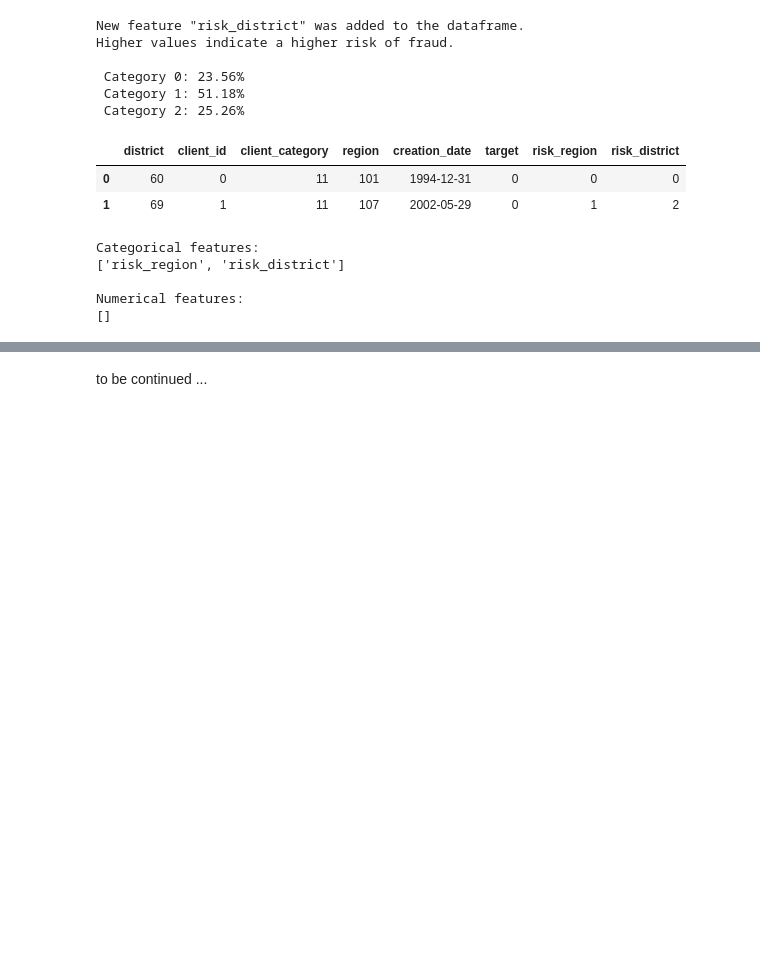
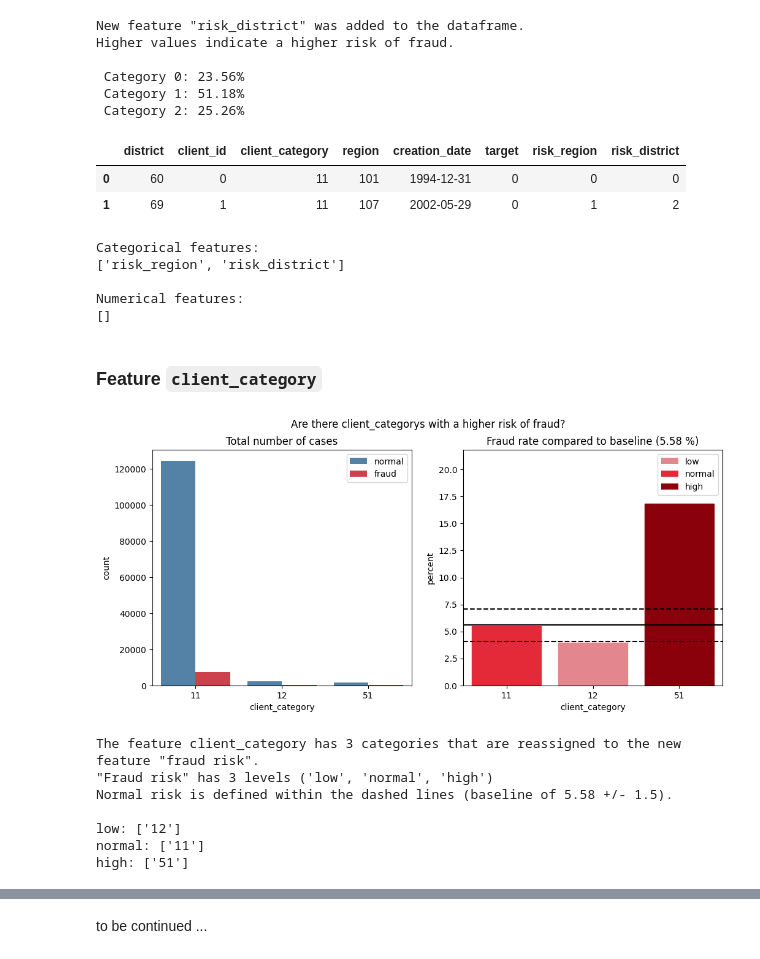
Before and after one commit to A-Lachs/ds_fraud_detection, a Jupyter notebook: EDA/EDA_notebook.ipynb, the cells around one changed output, grey strips where cells are left out. Cells and saved outputs as stored; diff of their text form; code cells hidden in the pictures; blank space fills up the shorter version.

```diff
--- a/EDA/EDA_notebook.ipynb
+++ b/EDA/EDA_notebook.ipynb
@@ -427,3 +427,21 @@ Categorical features:
 
 Numerical features:
 []
+# %% [markdown]
+### Feature `client_category`
+# %%
+# 1. Plotting
+grouped_df_client_cat, risk_categories_client_cat  = subplopts_fraud_per_category(df_client,
+                                                                                  feature='client_category',
+                                                                                  fraud_baseline=FRAUD_BASELINE,
+                                                                                  fraud_range=FRAUD_RANGE,
+                                                                                  verbose=True)
+# %% [output]
+[figure, added]
+The feature client_category has 3 categories that are reassigned to the new feature "fraud risk".
+"Fraud risk" has 3 levels ('low', 'normal', 'high')
+Normal risk is defined within the dashed lines (baseline of 5.58 +/- 1.5).
+
+low: ['12']
+normal: ['11']
+high: ['51']
```
Also changed, not shown: parts of 30 cells of this notebook, 1 other file.
